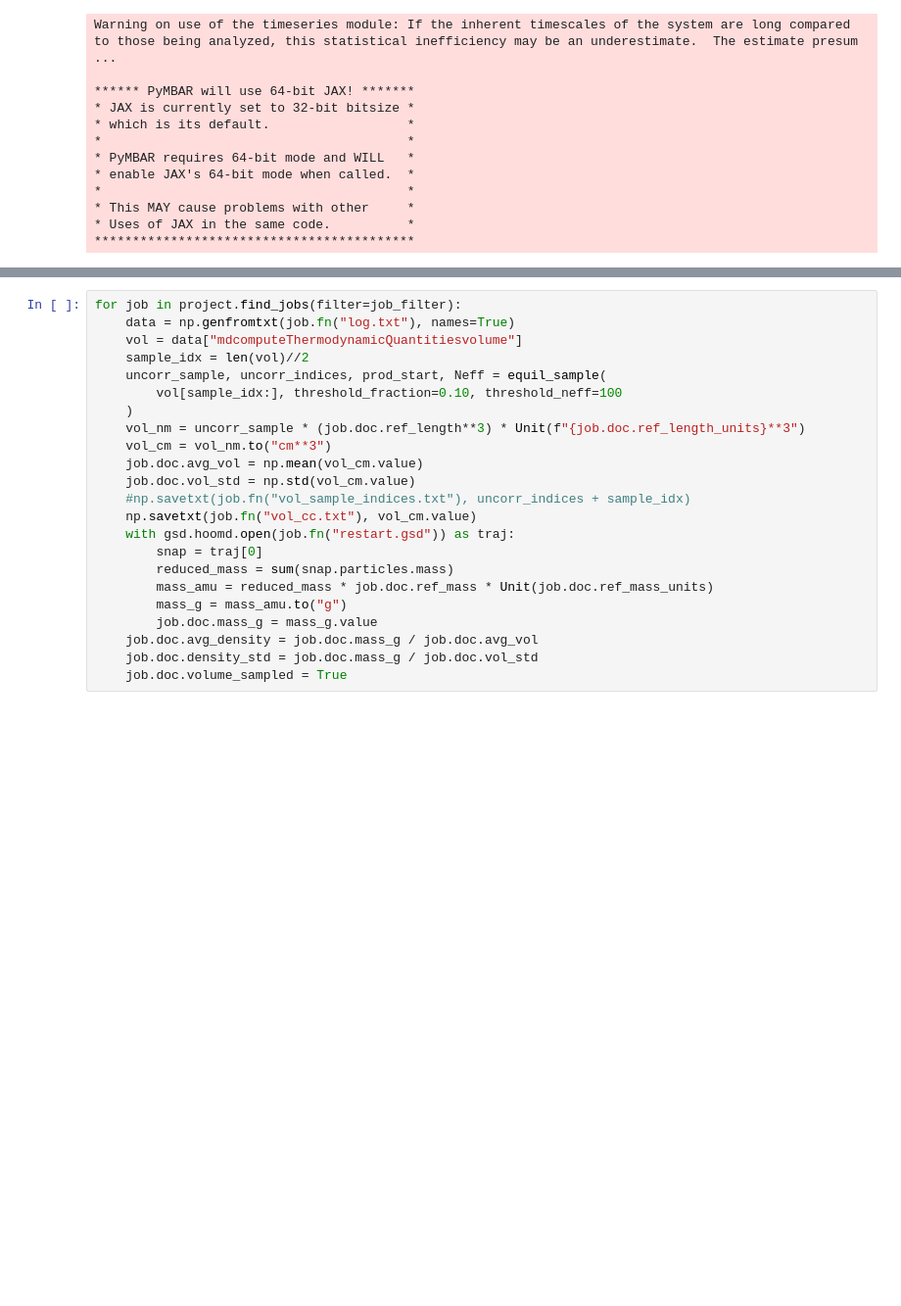
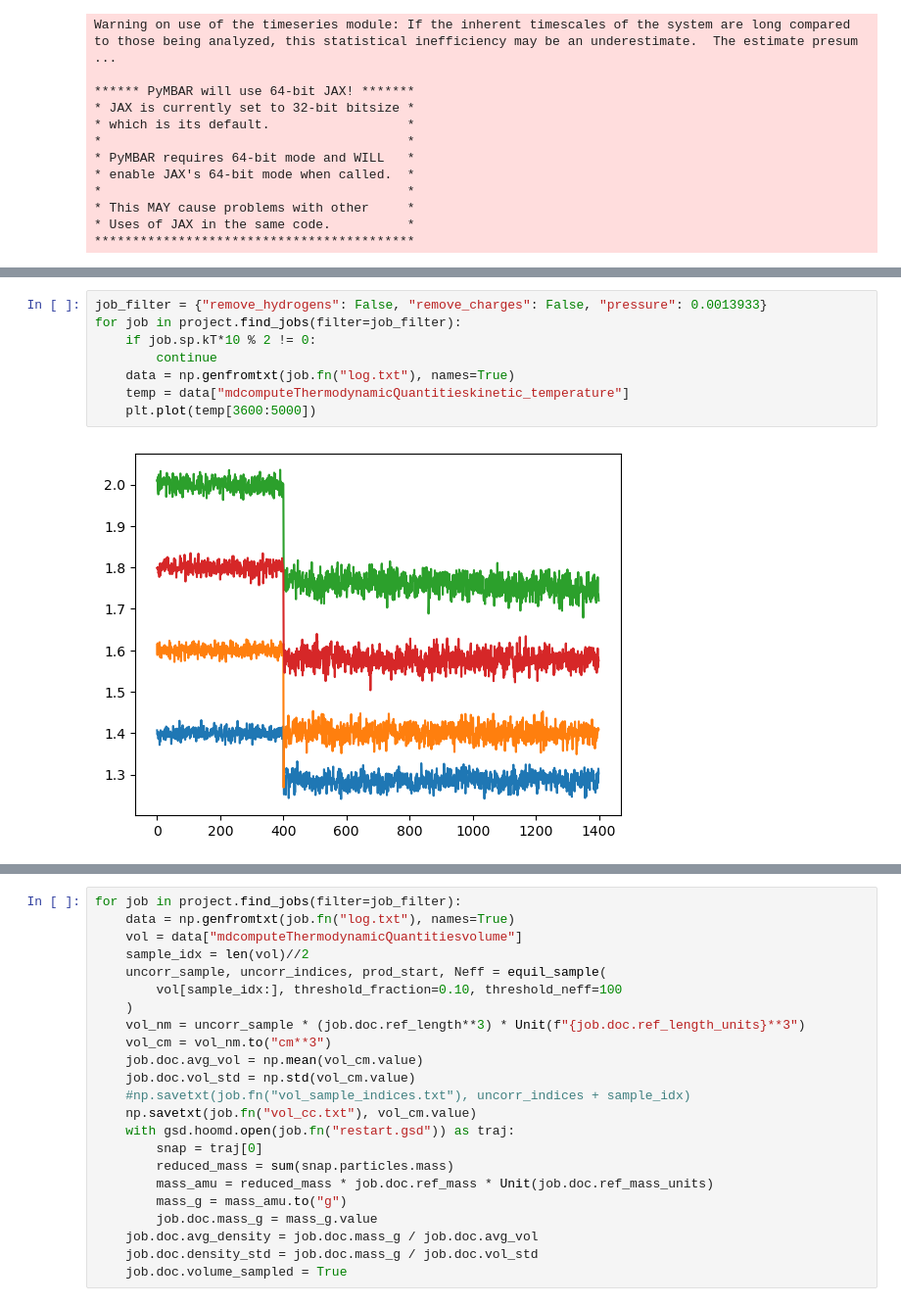
Before and after one commit to chrisjonesBSU/pps-msibi, a Jupyter notebook: notebooks/sampling-tg.ipynb, the cells around one changed output, grey strips where cells are left out. Shown: that part at 98% size. Drawn from its saved outputs; the diff is of its cells as text; blank space fills up the shorter version.

```diff
--- a/notebooks/sampling-tg.ipynb
+++ b/notebooks/sampling-tg.ipynb
@@ -24,0 +54,10 @@ job_filter = {"remove_hydrogens": True, "remove_charges": True}
+# %%
+job_filter = {"remove_hydrogens": False, "remove_charges": False, "pressure": 0.0013933}
+for job in project.find_jobs(filter=job_filter):
+    if job.sp.kT*10 % 2 != 0:
+        continue
+    data = np.genfromtxt(job.fn("log.txt"), names=True)
+    temp = data["mdcomputeThermodynamicQuantitieskinetic_temperature"]
+    plt.plot(temp[3600:5000])
+# %% [output]
+[figure, added]
```
Also changed, not shown: parts of 10 cells of this notebook, 2 other files.
